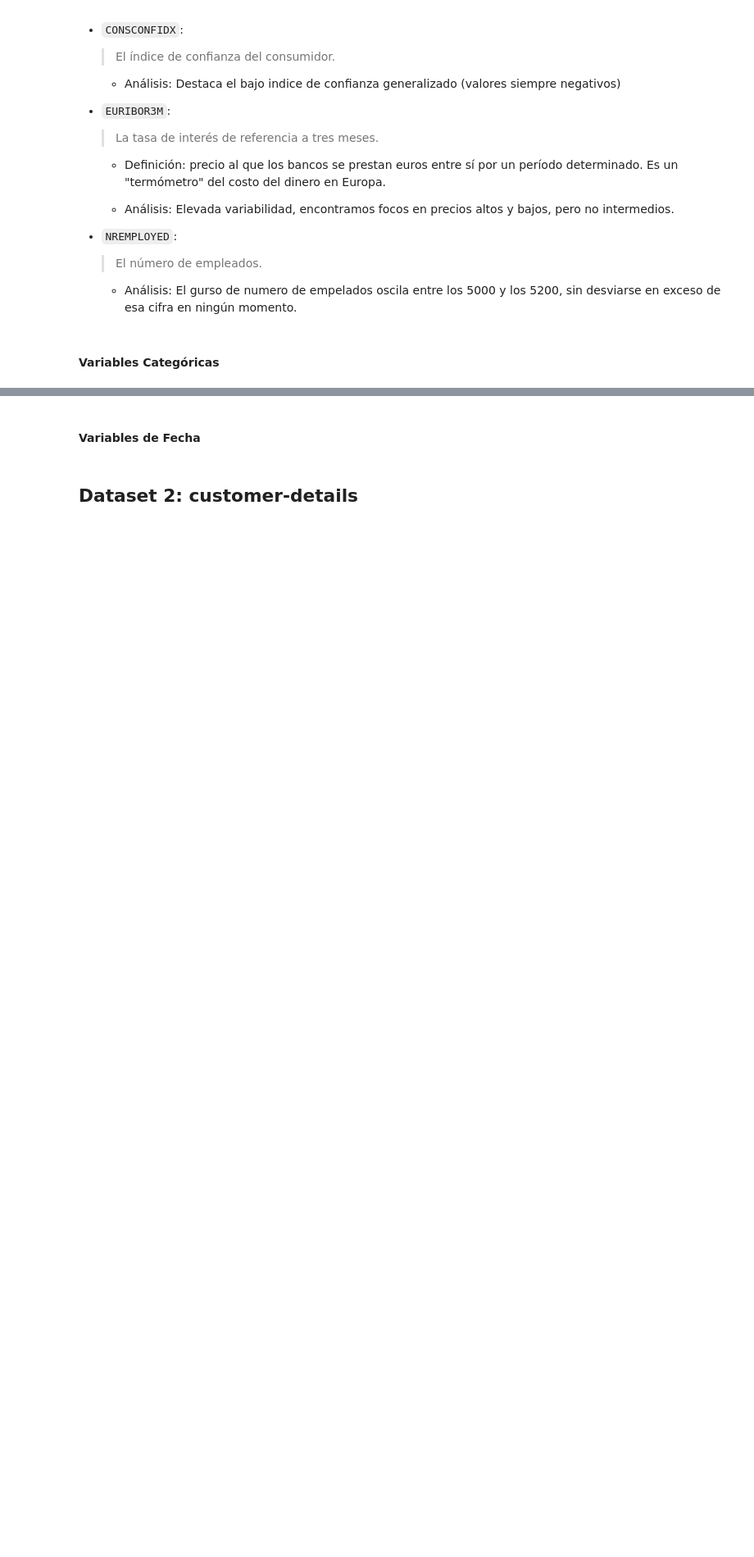
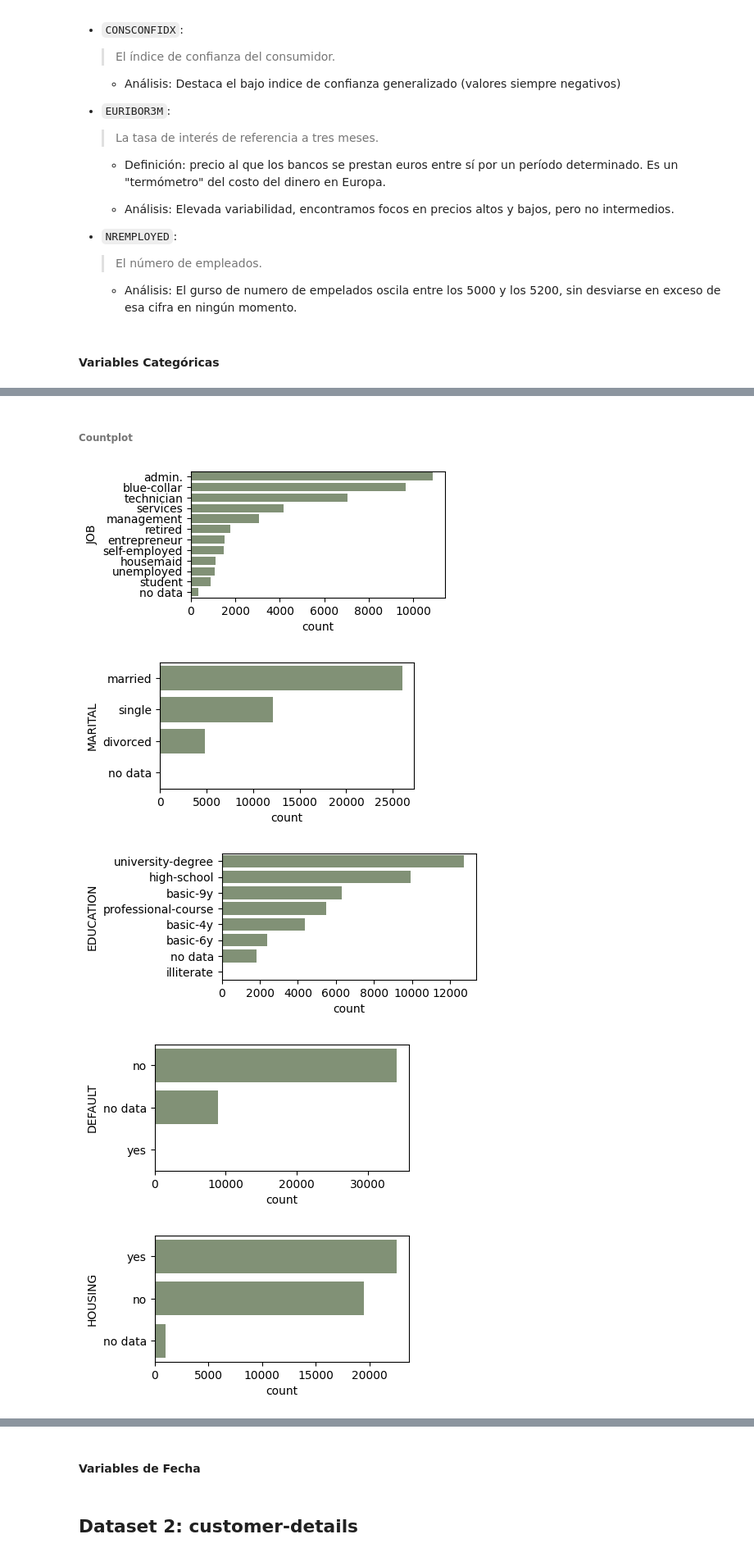
Before and after one commit to PalomaDA/DataProyect_EDA_Python, a Jupyter notebook: 01-analisis_inicial.ipynb, the cells around one changed output, grey strips where cells are left out. Shown at 82% size. Cells and saved outputs as stored; diff of their text form; code cells hidden in the pictures; blank space fills up the shorter version.

```diff
--- a/01-analisis_inicial.ipynb
+++ b/01-analisis_inicial.ipynb
@@ -371,0 +400,4 @@ for col in num_bank:
+# %%
+# Analizamos cuantos valores únicos y cuales tiene cada columna
+for col in cat_bank:
+    print(f'{col} ({df_bank[col].nunique()})  : {df_bank[col].unique()}\n')
@@ -371,0 +428,7 @@ for col in num_bank:
+# %%
+# Valores de todas las columnas en minúscula, y asegurar que no hay espacios vacíos
+for col in cat_bank:
+    df_bank[col] = df_bank[col].apply(lambda x : x.lower().strip() if pd.notna(x) else x)
+# %%
+# Ajuste de los valores de la columna `EDUCATION`
+df_bank['EDUCATION'] = df_bank['EDUCATION'].apply(lambda x: x.replace('.', '-') if pd.notna(x) else x)
@@ -371,0 +445,3 @@ for col in num_bank:
+# %%
+for col in cat_bank:
+    df_bank[col] = df_bank[col].fillna("no data")
@@ -371,0 +450,20 @@ for col in num_bank:
+# %% [markdown]
+###### Countplot
+# %%
+for col in cat_bank:
+    # Ordenamos valores según conteo
+    order = df_bank[col].value_counts().index
+
+    plt.figure(figsize=(4,2))
+
+    ax = sns.countplot(df_bank[col], order = order, color='#809671')
+
+    # ax.bar_label(ax.containers[0], fontsize=10)
+
+    plt.show()
+# %% [output]
+[figure, added]
+[figure, added]
+[figure, added]
+[figure, added]
+[figure, added]
```
Also changed, not shown: parts of 20 cells of this notebook.
